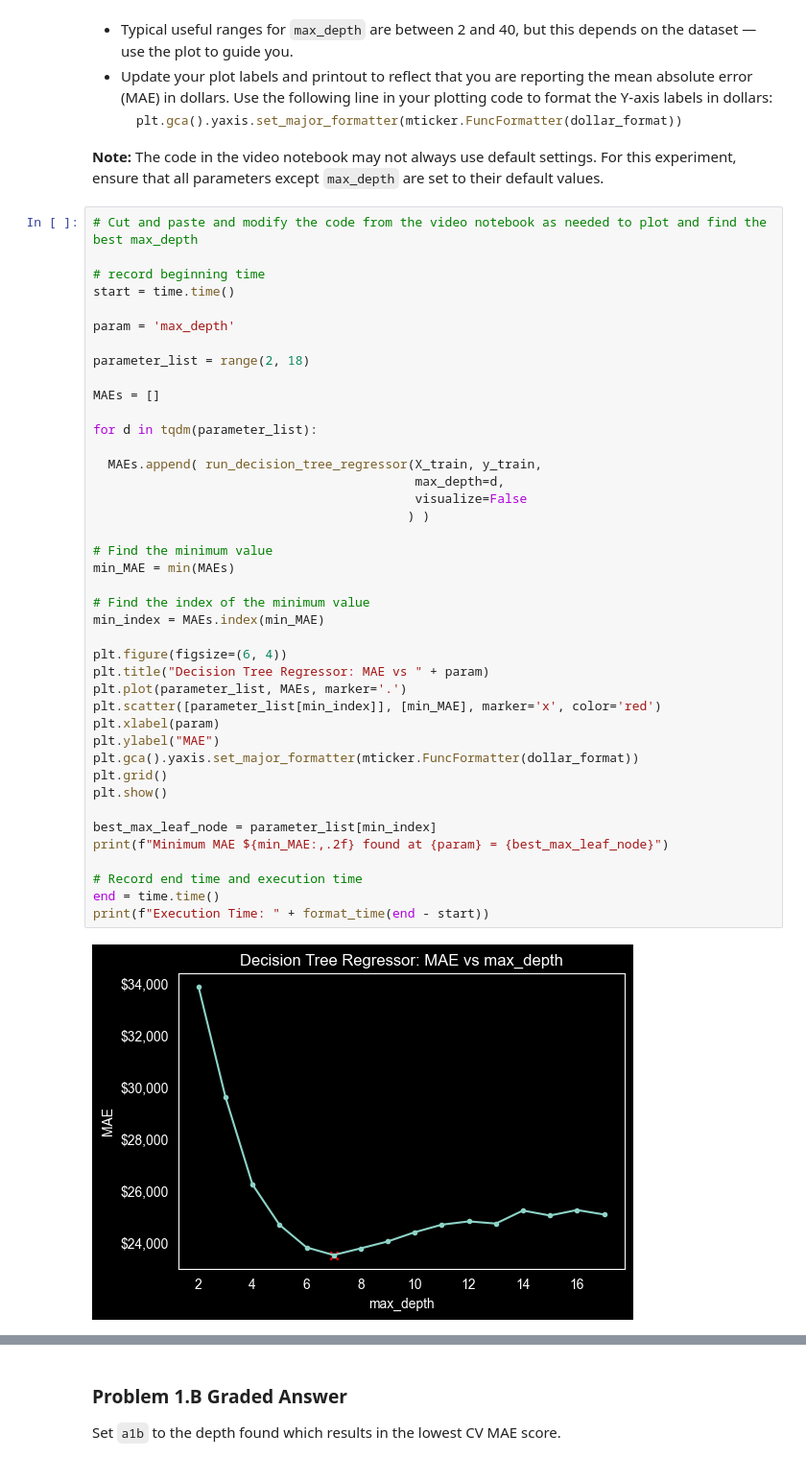
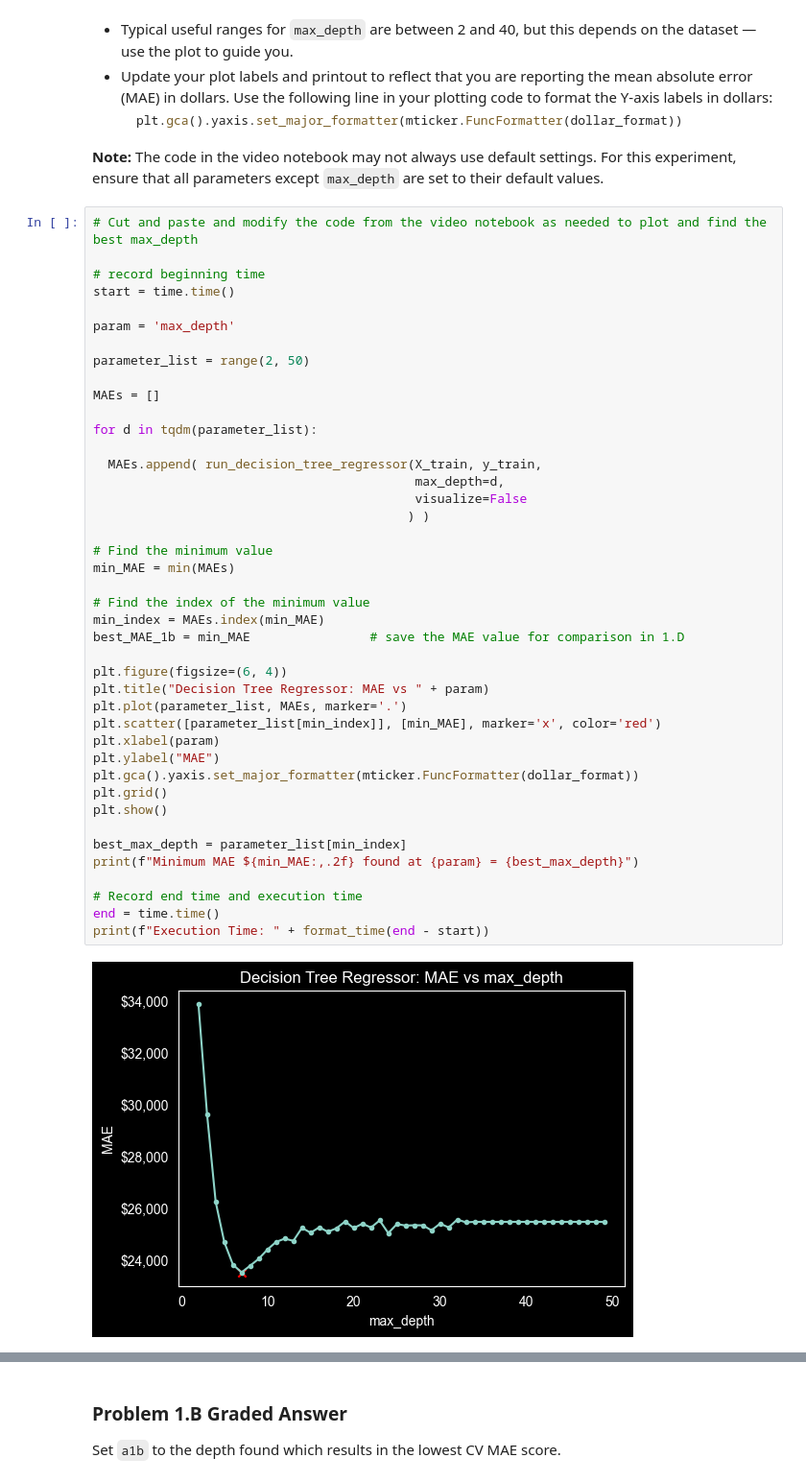
Before and after one commit to reynolkb-bu/Module-3-Assignments, a Jupyter notebook: Homework_06.ipynb, the cells around one changed output, grey strips where cells are left out. Shown at 96% size. Drawn from its saved outputs; the diff is of its cells as text.

```diff
--- a/Homework_06.ipynb
+++ b/Homework_06.ipynb
@@ -260,39 +260,40 @@ start = time.time()
 
 param = 'max_depth'
 
-parameter_list = range(2, 18)
+parameter_list = range(2, 50)
 
 MAEs = []
 
 for d in tqdm(parameter_list):
 
   MAEs.append( run_decision_tree_regressor(X_train, y_train,
                                            max_depth=d,
                                            visualize=False
                                           ) )
 
 # Find the minimum value
 min_MAE = min(MAEs)
 
 # Find the index of the minimum value
 min_index = MAEs.index(min_MAE)
+best_MAE_1b = min_MAE                # save the MAE value for comparison in 1.D
 
 plt.figure(figsize=(6, 4))
 plt.title("Decision Tree Regressor: MAE vs " + param)
 plt.plot(parameter_list, MAEs, marker='.')
 plt.scatter([parameter_list[min_index]], [min_MAE], marker='x', color='red')
 plt.xlabel(param)
 plt.ylabel("MAE")
 plt.gca().yaxis.set_major_formatter(mticker.FuncFormatter(dollar_format))
 plt.grid()
 plt.show()
 
-best_max_leaf_node = parameter_list[min_index]
-print(f"Minimum MAE ${min_MAE:,.2f} found at {param} = {best_max_leaf_node}")
+best_max_depth = parameter_list[min_index]
+print(f"Minimum MAE ${min_MAE:,.2f} found at {param} = {best_max_depth}")
 
 # Record end time and execution time
 end = time.time()
 print(f"Execution Time: " + format_time(end - start))
 # %% [output]
-[figure, old version]
+[figure, new version]
 Minimum MAE $23,517.33 found at max_depth = 7
```
Also changed, not shown: parts of 8 cells of this notebook.
